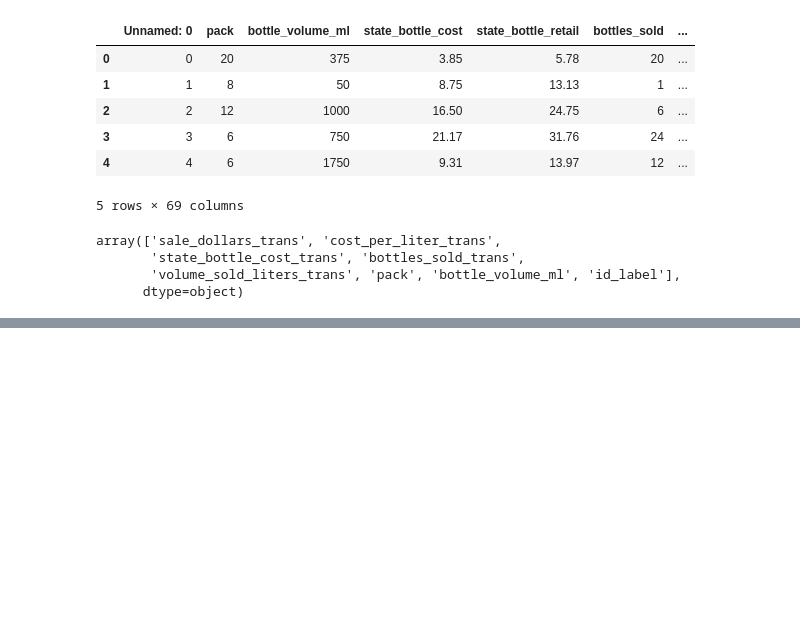
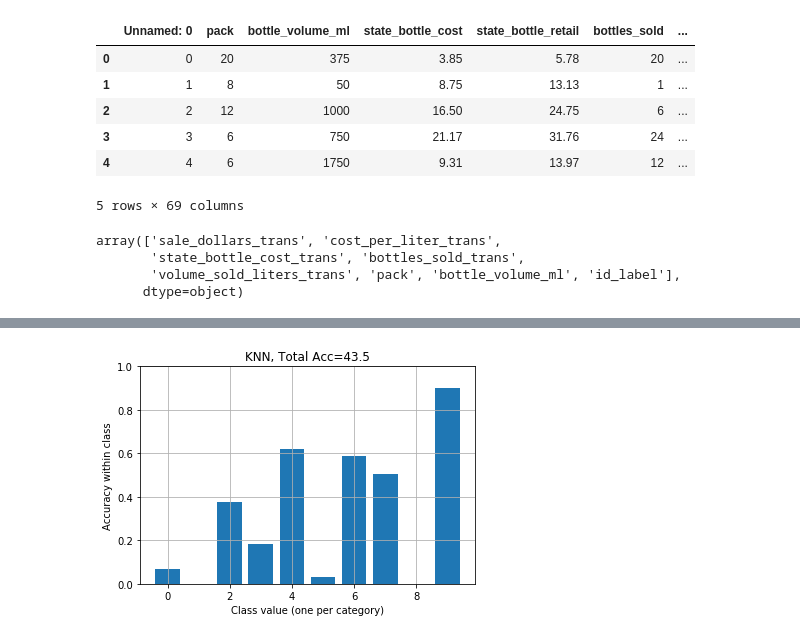
Before and after one commit to jjschueder/7331DataMiningNotebooks, a Jupyter notebook: lab2/lab2v1.ipynb, the cells around one changed output, grey strips where cells are left out. Drawn from its saved outputs; the diff is of its cells as text; code cells hidden in the pictures; blank space fills up the shorter version.

```diff
--- a/lab2/lab2v1.ipynb
+++ b/lab2/lab2v1.ipynb
@@ -296,0 +314,23 @@ array([[ 0.38363777, -0.03760638, -1.04885896, ...,  0.32418863,
+# %%
+from matplotlib import pyplot as plt
+import numpy as np
+%matplotlib inline
+
+def per_class_accuracy(ytrue,yhat):
+    conf = mt.confusion_matrix(ytrue,yhat)
+    norm_conf = conf.astype('float') / conf.sum(axis=1)[:, np.newaxis]
+    return np.diag(norm_conf)
+
+def plot_class_acc(ytrue,yhat, title=''):
+    acc_list = per_class_accuracy(ytrue,yhat)
+    plt.bar(range(len(acc_list)), acc_list)
+    plt.xlabel('Class value (one per category)')
+    plt.ylabel('Accuracy within class')
+    plt.title(title+", Total Acc=%.1f"%(100*mt.accuracy_score(ytrue,yhat)))
+    plt.grid()
+    plt.ylim([0,1])
+    plt.show()
+
+plot_class_acc(y.iloc[test_idx], yhat2,title="KNN")
+# %% [output]
+[figure, added]
```
Also changed, not shown: parts of 23 cells of this notebook, 3 other files.
